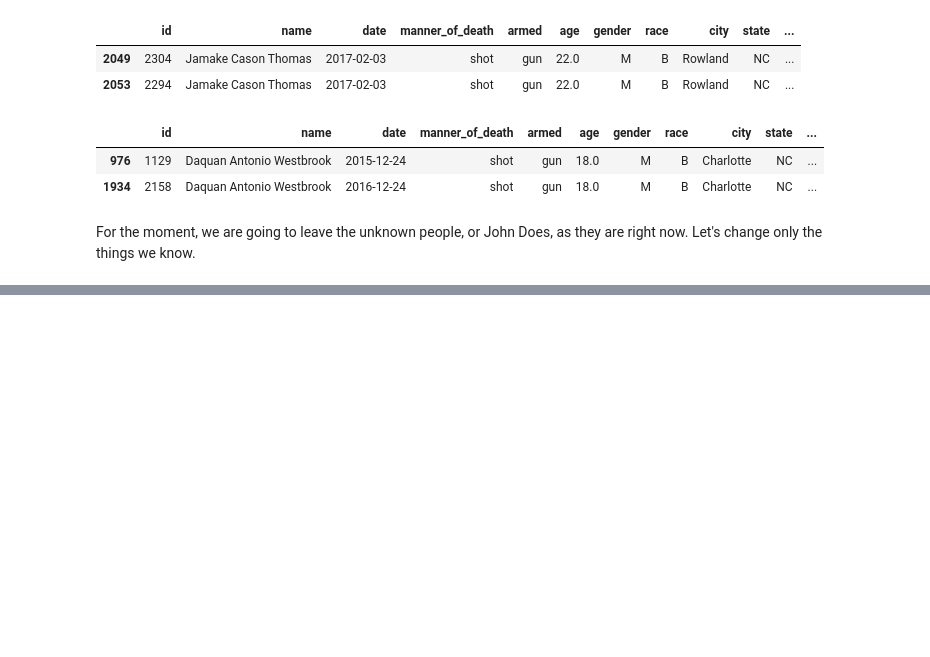
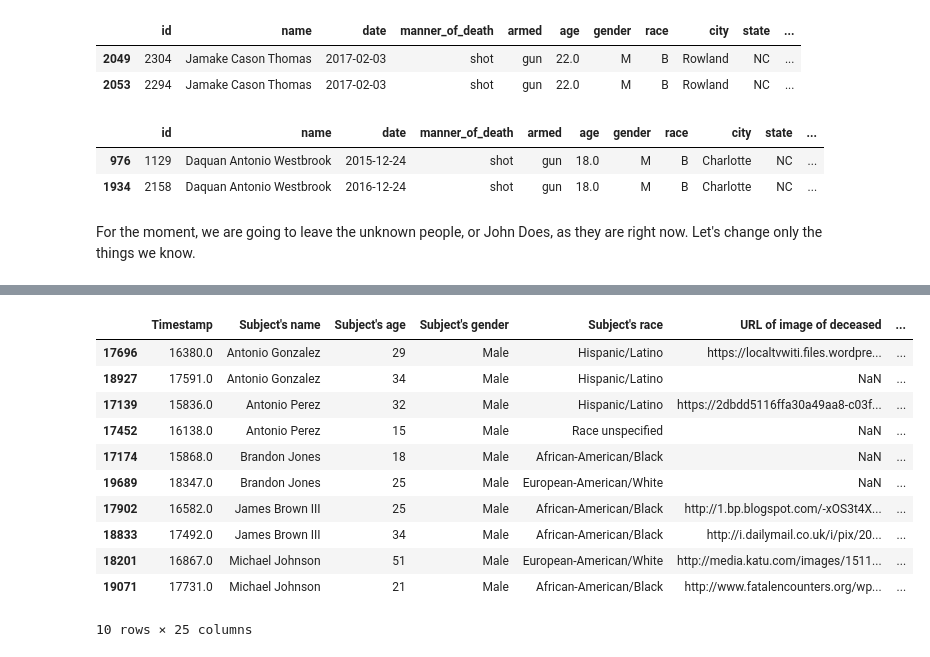
Before and after one commit to ReDI-Data-Analysis/data-analysis-project, a Jupyter notebook: notebooks/Preanalysis for SQL.ipynb, the cells around one changed output, grey strips where cells are left out. Cells and saved outputs as stored; diff of their text form; code cells hidden in the pictures; blank space fills up the shorter version.

```diff
--- a/notebooks/Preanalysis for SQL.ipynb
+++ b/notebooks/Preanalysis for SQL.ipynb
@@ -252,0 +627,17 @@ See the caveats in the documentation: http://pandas.pydata.org/pandas-docs/stabl
+# %%
+# They are pretty common name, except our suspiciuous James Brown the third...
+suspects = ['Michael Johnson','Brandon Jones','Antonio Perez','Antonio Gonzalez','James Brown III']
+commonfenc[commonfenc["Subject's name"].isin(suspects)].sort(["Subject's name"])
+# %% [output]
+|  | Timestamp | Subject's name | Subject's age | Subject's gender | Subject's race | URL of image of deceased | ... |
+| 17696 | 16380.0 | Antonio Gonzalez | 29 | Male | Hispanic/Latino | https://localtvwiti.files.wordpre... | ... |
+| 18927 | 17591.0 | Antonio Gonzalez | 34 | Male | Hispanic/Latino | NaN | ... |
+| 17139 | 15836.0 | Antonio Perez | 32 | Male | Hispanic/Latino | https://2dbdd5116ffa30a49aa8-c03f... | ... |
+| 17452 | 16138.0 | Antonio Perez | 15 | Male | Race unspecified | NaN | ... |
+| 17174 | 15868.0 | Brandon Jones | 18 | Male | African-American/Black | NaN | ... |
+| 19689 | 18347.0 | Brandon Jones | 25 | Male | European-American/White | NaN | ... |
+| 17902 | 16582.0 | James Brown III | 25 | Male | African-American/Black | http://1.bp.blogspot.com/-xOS3t4X... | ... |
+| 18833 | 17492.0 | James Brown III | 34 | Male | African-American/Black | http://i.dailymail.co.uk/i/pix/20... | ... |
+| 18201 | 16867.0 | Michael Johnson | 51 | Male | European-American/White | http://media.katu.com/images/1511... | ... |
+| 19071 | 17731.0 | Michael Johnson | 21 | Male | African-American/Black | http://www.fatalencounters.org/wp... | ... |
+10 rows × 25 columns
```
Also changed, not shown: parts of 41 cells of this notebook, 2 other files.
